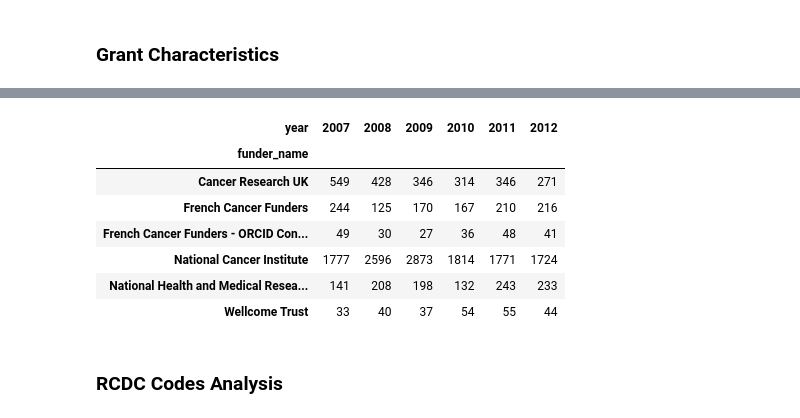
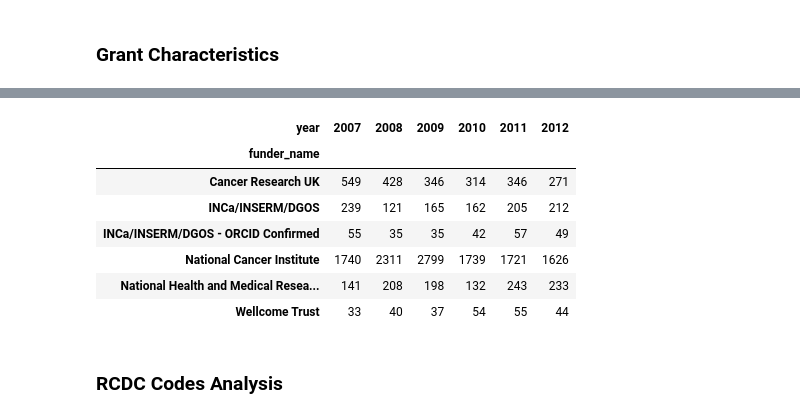
Before and after one commit to Coleridge-Initiative/helios, a Jupyter notebook: scripts/comparison_analysis.ipynb, the cells around one changed output, grey strips where cells are left out. Drawn from its saved outputs; the diff is of its cells as text; code cells hidden in the pictures.

```diff
--- a/scripts/comparison_analysis.ipynb
+++ b/scripts/comparison_analysis.ipynb
@@ -91,3 +76,7 @@ pubs = pd.concat([pubs, inca_pubs]).reset_index(drop = True)
+# %%
+funded_grnts = funded_grnts.drop_duplicates(['grant_id', 'rsr_id', 'funder_name']).reset_index(drop=True)
+grnts = grnts.drop_duplicates(['grant_id', 'rsr_id', 'funder_name']).reset_index(drop=True)
+pubs = pubs.drop_duplicates(['pub_id', 'rsr_id']).reset_index(drop=True)
 # %%
 funders = sorted(list(funded_grnts['funder_name'].unique()))
 print(funders)
@@ -117,0 +103,4 @@ funded_grnts_info = funded_grnts[grnt_cols].drop_duplicates().reset_index(drop=T
+# %%
+funded_grnts['start_year'] = pd.DatetimeIndex(funded_grnts['start_date']).year
+grnts['start_year'] = pd.DatetimeIndex(grnts['start_date']).year
+pubs['year'] = pd.DatetimeIndex(pubs['date']).year
@@ -117,0 +109,3 @@ funded_grnts_info = funded_grnts[grnt_cols].drop_duplicates().reset_index(drop=T
+# %%
+funded_grnts_funder = funded_grnts[['funder_name', 'grant_id']].drop_duplicates().reset_index(drop=True)
+grnts_funder = grnts[['funder_name', 'grant_id']].drop_duplicates().reset_index(drop=True)
@@ -117,0 +116,4 @@ funded_grnts_info = funded_grnts[grnt_cols].drop_duplicates().reset_index(drop=T
+# %%
+to_remove = ('rsr_id', 'funder_id', 'funder_name', 'rcdc_name', 'rcdc_code')
+cols = [col for col in list(funded_grnts) if col not in to_remove]
+funded_grnts_info = funded_grnts[cols].drop_duplicates().reset_index(drop=True)
@@ -270,15 +355,16 @@ max               NaN    13.008219     2.00000
 max      1.570115e+07     7.589041   11.000000
 (Total grants: 263)
 # %%
-funded_grnts_info['year'] = pd.DatetimeIndex(funded_grnts_info['start_date']).year
-pd.crosstab(funded_grnts_info['funder_name'], funded_grnts_info['year'])
+temp = pd.merge(funded_grnts_funder, funded_grnts_info, how='left', on='grant_id')
+temp['year'] = pd.DatetimeIndex(temp['start_date']).year
+pd.crosstab(temp['funder_name'], temp['year'])
 # %% [output]
 | year | 2007 | 2008 | 2009 | 2010 | 2011 | 2012 |
 | funder_name |  |  |  |  |  |  |
 | Cancer Research UK | 549 | 428 | 346 | 314 | 346 | 271 |
-| French Cancer Funders | 244 | 125 | 170 | 167 | 210 | 216 |
-| French Cancer Funders - ORCID Con... | 49 | 30 | 27 | 36 | 48 | 41 |
-| National Cancer Institute | 1777 | 2596 | 2873 | 1814 | 1771 | 1724 |
+| INCa/INSERM/DGOS | 239 | 121 | 165 | 162 | 205 | 212 |
+| INCa/INSERM/DGOS - ORCID Confirmed | 55 | 35 | 35 | 42 | 57 | 49 |
+| National Cancer Institute | 1740 | 2311 | 2799 | 1739 | 1721 | 1626 |
 | National Health and Medical Resea... | 141 | 208 | 198 | 132 | 243 | 233 |
 | Wellcome Trust | 33 | 40 | 37 | 54 | 55 | 44 |
 # %% [markdown]
```
Also changed, not shown: parts of 187 cells of this notebook, 3 other files.
